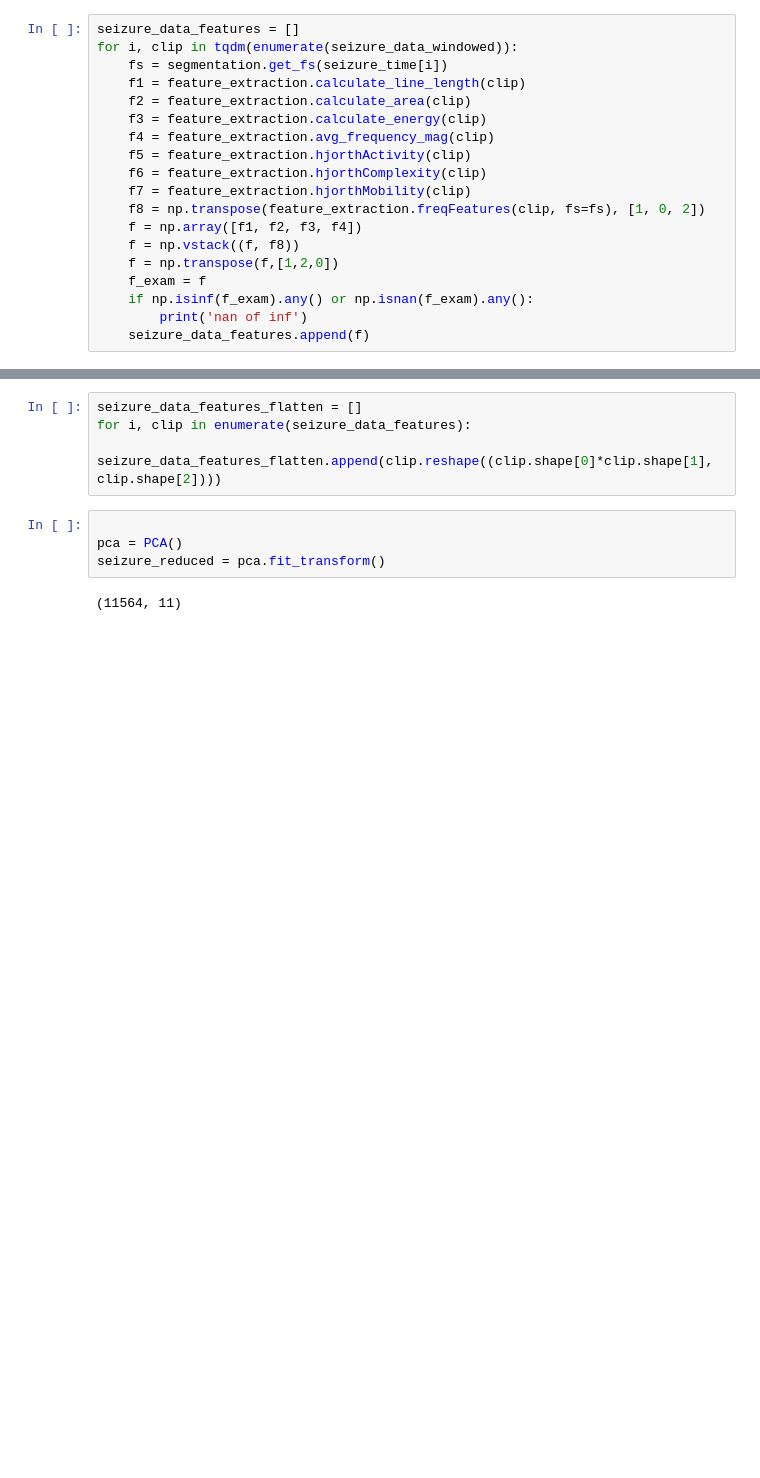
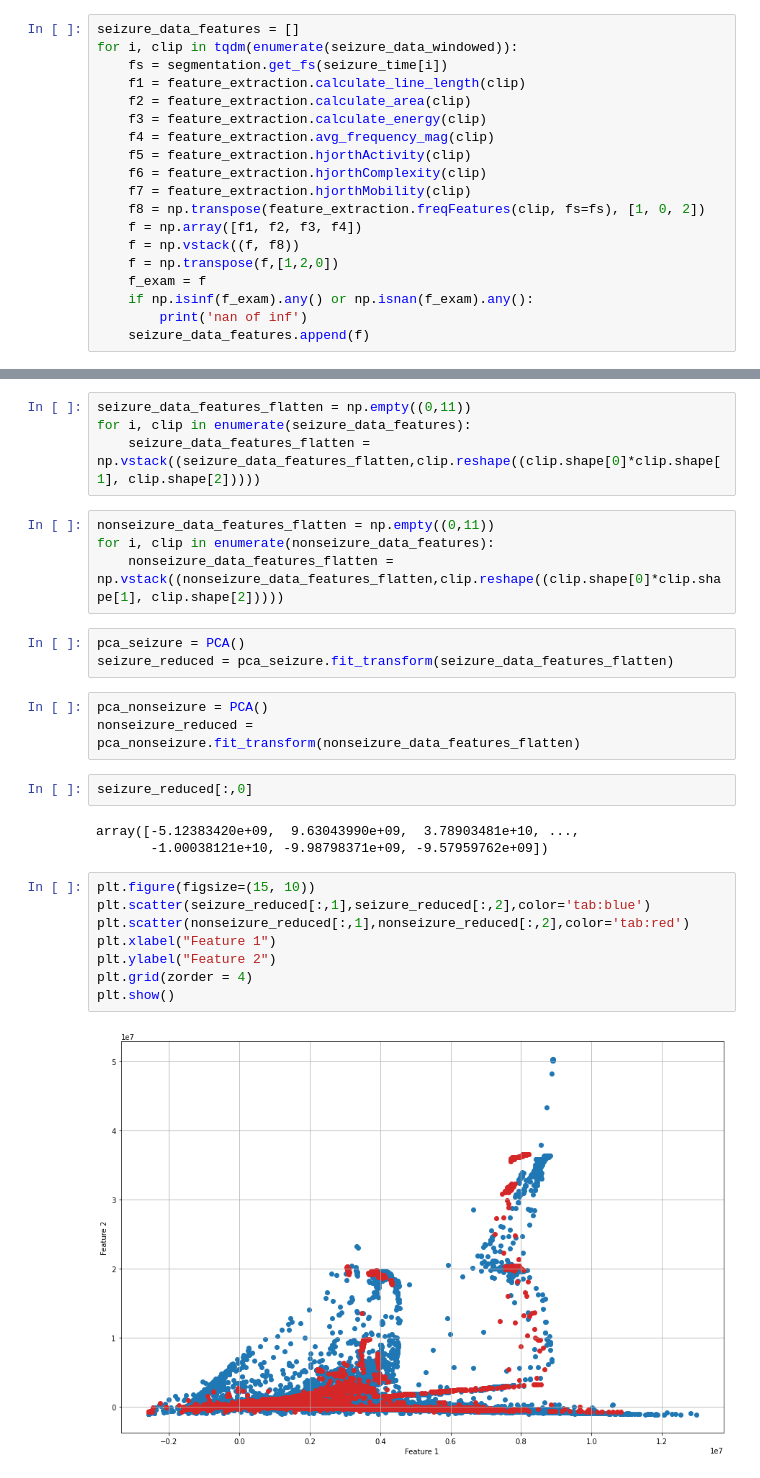
Before and after one commit to sirrus98/ieeg_toy_template, a Jupyter notebook: notebook.ipynb, the cells around one changed output, grey strips where cells are left out. Saved outputs shown, nothing was run; the diff lists cells and outputs as text; blank space fills up the shorter version.

```diff
--- a/notebook.ipynb
+++ b/notebook.ipynb
@@ -123,10 +154,29 @@ for i, clip in tqdm(enumerate(seizure_data_windowed)):
 # %%
-seizure_data_features_flatten = []
+seizure_data_features_flatten = np.empty((0,11))
 for i, clip in enumerate(seizure_data_features):
-    seizure_data_features_flatten.append(clip.reshape((clip.shape[0]*clip.shape[1], clip.shape[2])))
+    seizure_data_features_flatten = np.vstack((seizure_data_features_flatten,clip.reshape((clip.shape[0]*clip.shape[1], clip.shape[2]))))
+# %%
+nonseizure_data_features_flatten = np.empty((0,11))
+for i, clip in enumerate(nonseizure_data_features):
+    nonseizure_data_features_flatten = np.vstack((nonseizure_data_features_flatten,clip.reshape((clip.shape[0]*clip.shape[1], clip.shape[2]))))
 # %%
-
-pca = PCA()
-seizure_reduced = pca.fit_transform()
+pca_seizure = PCA()
+seizure_reduced = pca_seizure.fit_transform(seizure_data_features_flatten)
-# %% [output]
-(11564, 11)
+# %%
+pca_nonseizure = PCA()
+nonseizure_reduced = pca_nonseizure.fit_transform(nonseizure_data_features_flatten)
+# %%
+seizure_reduced[:,0]
+# %% [output]
+array([-5.12383420e+09,  9.63043990e+09,  3.78903481e+10, ...,
+       -1.00038121e+10, -9.98798371e+09, -9.57959762e+09])
+# %%
+plt.figure(figsize=(15, 10))
+plt.scatter(seizure_reduced[:,1],seizure_reduced[:,2],color='tab:blue')
+plt.scatter(nonseizure_reduced[:,1],nonseizure_reduced[:,2],color='tab:red')
+plt.xlabel("Feature 1")
+plt.ylabel("Feature 2")
+plt.grid(zorder = 4)
+plt.show()
+# %% [output]
+[figure, added]
```
Also changed, not shown: parts of 7 cells of this notebook.
